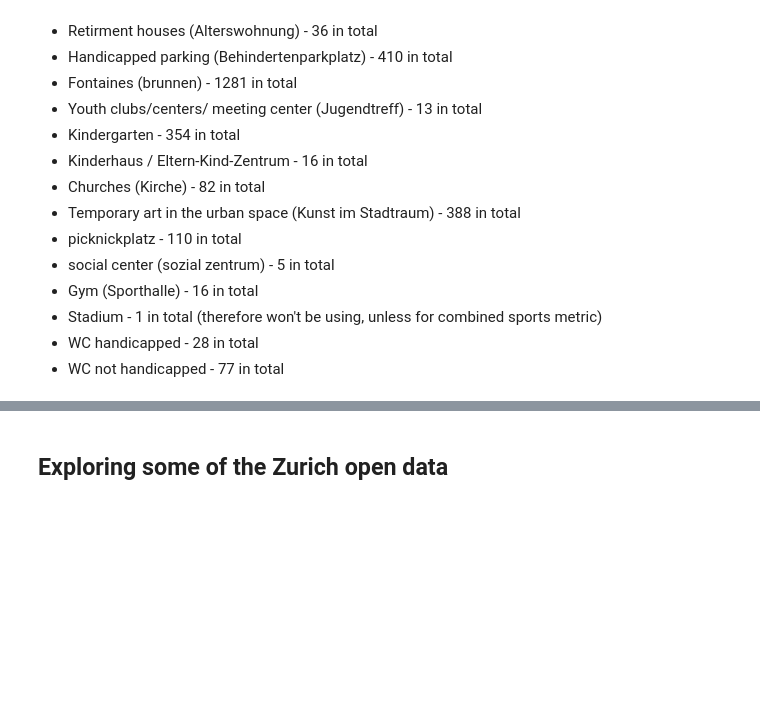
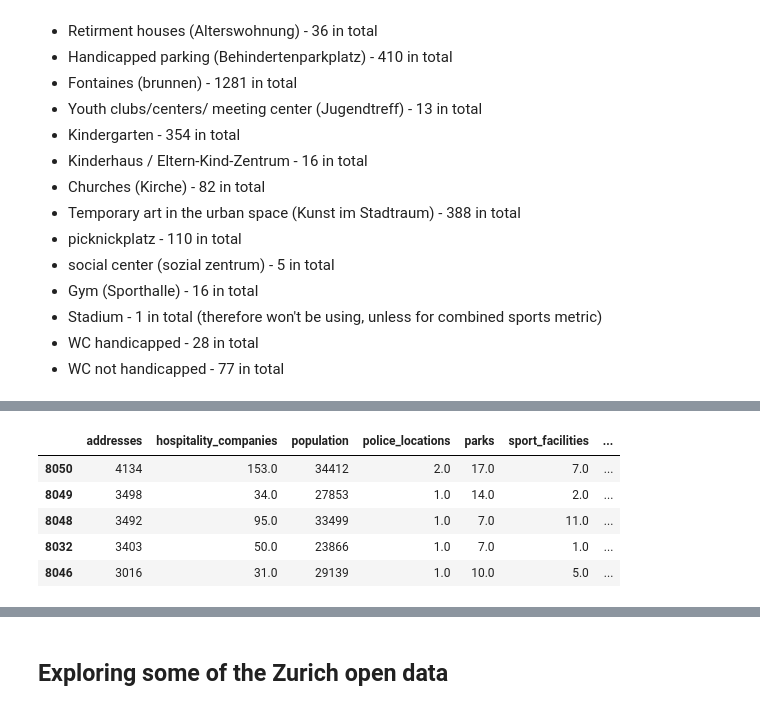
Before and after one commit to MLortki/ADA2018-Project-Quality-of-Space-AMG, a Jupyter notebook: zurich_open_data_exploration.ipynb, the cells around one changed output, grey strips where cells are left out. Drawn from its saved outputs; the diff is of its cells as text; code cells hidden in the pictures; blank space fills up the shorter version.

Commit message:
aggregated metrics (sport facilities etc) + normalized by pop

```diff
--- a/zurich_open_data_exploration.ipynb
+++ b/zurich_open_data_exploration.ipynb
@@ -211,0 +230,41 @@ As we see datasets we will be using consists of:
+# %%
+# aggregate features and rename others to english
+aggregated_df = combined_df[['addresses', 'hospitality_companies', 'population','police_locations']]
+aggregated_df = aggregated_df.assign(parks=combined_df[['Park', 'Picknickplatz']].sum(axis=1))
+
+aggregated_df = aggregated_df.assign(sport_facilities=combined_df\
+                                    [['indoor_pools', 'outdoor_pools','ice_rinks', 'skate_parks','football_fields',\
+                                    'tennis_courts','bikeparks','beachvolleyball','Stadion', 'Sporthalle']].sum(axis=1))
+
+aggregated_df = aggregated_df.assign(child_facilities=combined_df[['elementary_schools', 'nurseries','kindergartens',\
+                                    'Kinderhaus']].sum(axis=1))
+
+aggregated_df = aggregated_df.assign(elderly_facilities=combined_df[['care_centers', 'Alterswohnung','Alterszentrum']]\
+                                     .sum(axis=1))
+
+aggregated_df = aggregated_df.assign(toilets=combined_df[['ZueriWC_nichtrollstuhlgaengig', 'ZueriWC_rollstuhlgaengig']]\
+                                     .sum(axis=1))
+
+aggregated_df = aggregated_df.assign(handicapp=combined_df[['Behindertenparkplatz', 'ZueriWC_rollstuhlgaengig']]\
+                                     .sum(axis=1))
+
+aggregated_df = aggregated_df.assign(transport_rental=combined_df[['Mobility_rental', 'publibike']]\
+                                     .sum(axis=1))
+
+aggregated_df = aggregated_df.assign(community_facilities=combined_df[['community_centers', 'Jugendtreff']]\
+                                     .sum(axis=1))
+
+
+aggregated_df = aggregated_df.assign(fountains=combined_df['Brunnen'])
+aggregated_df = aggregated_df.assign(street_art=combined_df['KunstImStadtraum'])
+aggregated_df = aggregated_df.assign(social_centers=combined_df['Sozialzentrum'])
+aggregated_df = aggregated_df.assign(street_lights=combined_df['Beleuchtung'])
+aggregated_df = aggregated_df.assign(churches=combined_df['Kirche'])
+aggregated_df.head()
+# %% [output]
+|  | addresses | hospitality_companies | population | police_locations | parks | sport_facilities | ... |
+| 8050 | 4134 | 153.0 | 34412 | 2.0 | 17.0 | 7.0 | ... |
+| 8049 | 3498 | 34.0 | 27853 | 1.0 | 14.0 | 2.0 | ... |
+| 8048 | 3492 | 95.0 | 33499 | 1.0 | 7.0 | 11.0 | ... |
+| 8032 | 3403 | 50.0 | 23866 | 1.0 | 7.0 | 1.0 | ... |
+| 8046 | 3016 | 31.0 | 29139 | 1.0 | 10.0 | 5.0 | ... |
```
Also changed, not shown: parts of 4 cells of this notebook, 2 other files.
